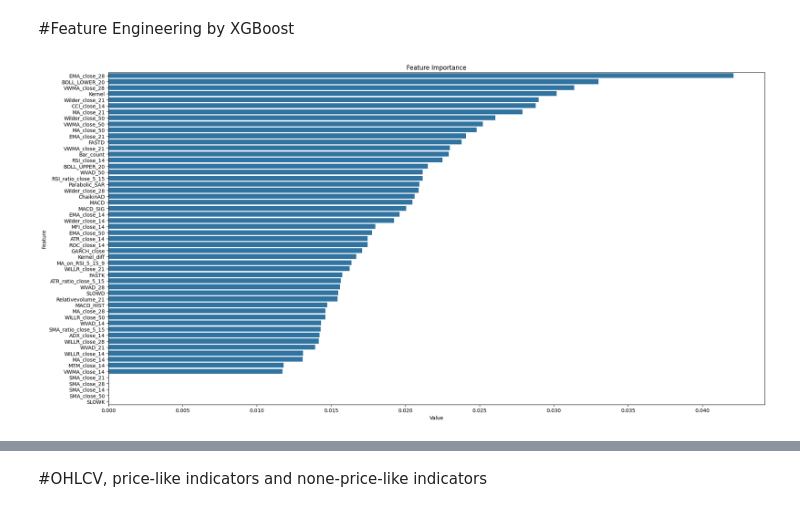
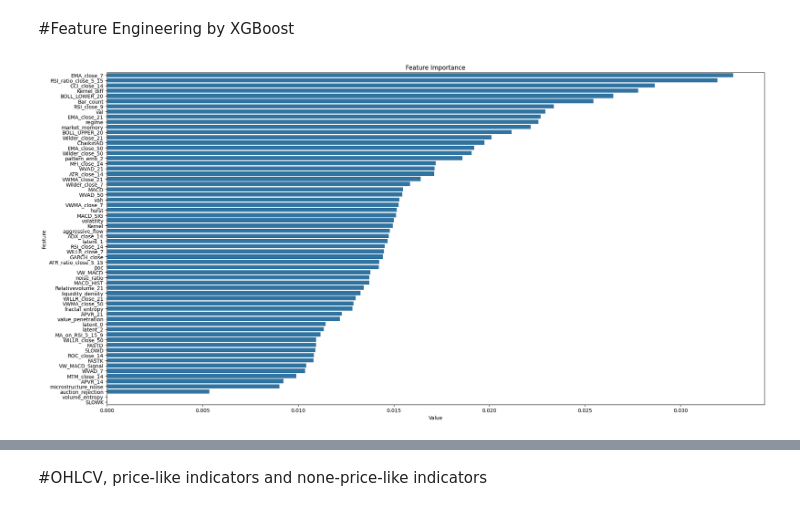
Before and after one commit to manigot/MyPaper_DL_ML_Fin, a Jupyter notebook: BTC_Main.ipynb, the cells around one changed output, grey strips where cells are left out. Saved outputs shown, nothing was run; the diff lists cells and outputs as text; code cells hidden in the pictures.

```diff
--- a/BTC_Main.ipynb
+++ b/BTC_Main.ipynb
@@ -579,13 +704,0 @@ feature_engine.df[['microstructure_noise', 'volume_entropy', 'aggressive_flow',
-# %%
-feature_engine = AdvancedFeatureEngineer(df)
-engineered_df = (feature_engine
-                .microstructure_features(entropy_window=50)
-                .auction_features(profile_window=30)
-                .generate_latent_features(['close', 'volume', 'Kernel_diff'])
-                .fractal_features(hurst_window=100)
-                .liquidity_features(lq_window=200)
-                .regime_features(regime_window=50)
-                .noise_features(noise_window=20)
-                .pattern_features(pattern_window=60)
-                .memory_features(memory_lag=20)
-                .df)
@@ -593,0 +705,2 @@ IndexError: index 10 is out of bounds for axis 0 with size 10
+# %%
+df = engineered_df
@@ -824,8 +1003,15 @@ train_df_wl_nrm = pd.DataFrame(train_df_wl_nrm, index=train_df_wl.index, columns
 test_df_wl_nrm = pd.DataFrame(test_df_wl_nrm, index=test_df_wl.index, columns=test_df_wl.columns)
 # %% [markdown]
 #Feature Engineering by XGBoost
+# %%
+scaler = MinMaxScaler()
+train_df_nrm = scaler.fit_transform(train_df)
+test_df_nrm = scaler.transform(test_df)
+# %%
+train_df_nrm = pd.DataFrame(train_df_nrm, index=train_df.index, columns=train_df.columns)
+test_df_nrm = pd.DataFrame(test_df_nrm, index=test_df.index, columns=test_df.columns)
 # %%
-df_aux = train_df_wl_nrm.drop(['open', 'high', 'low', 'close', 'volume'], axis = 1)
+df_aux = train_df_nrm.drop(['open', 'high', 'low', 'close', 'volume'], axis = 1)
 extracted_features = XFE.feature_importance(df_aux, top = 25)
 # %% [output]
-[figure, old version]
+[figure, new version]
```
Also changed, not shown: parts of 33 cells of this notebook.
